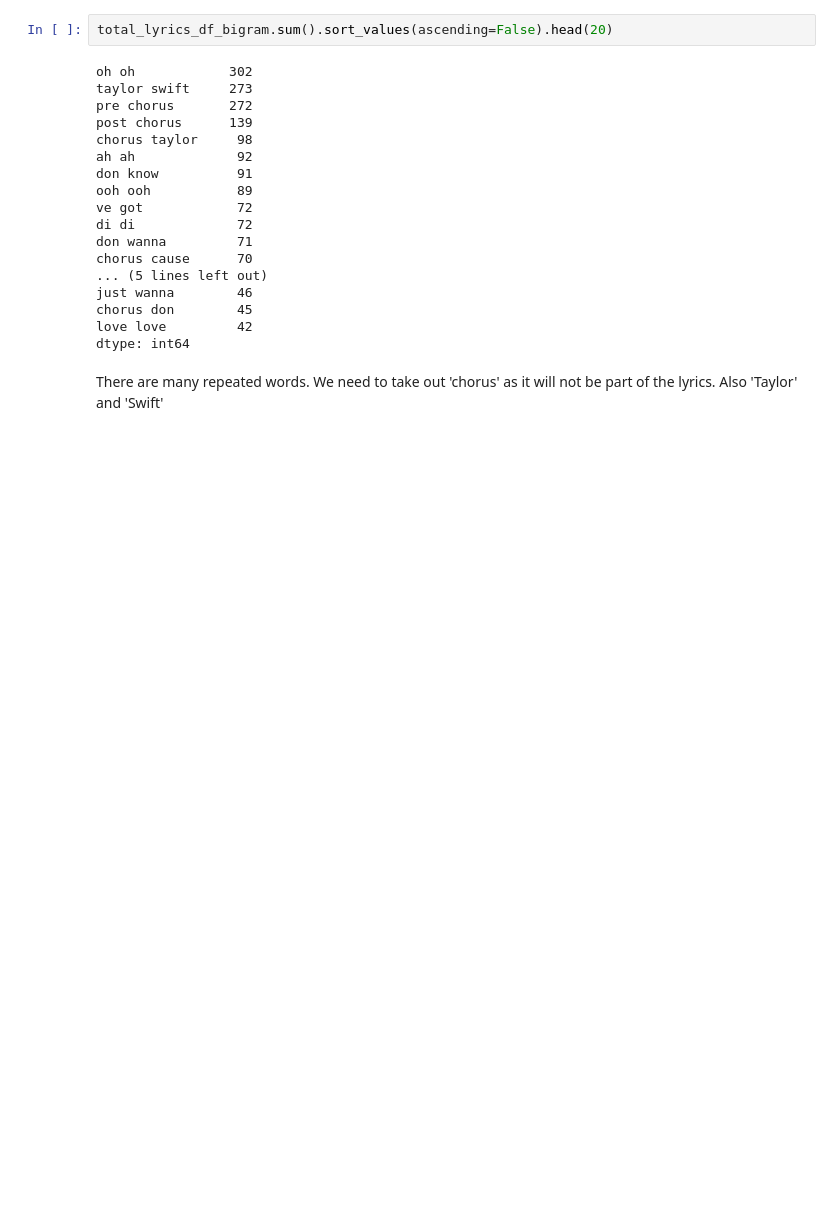
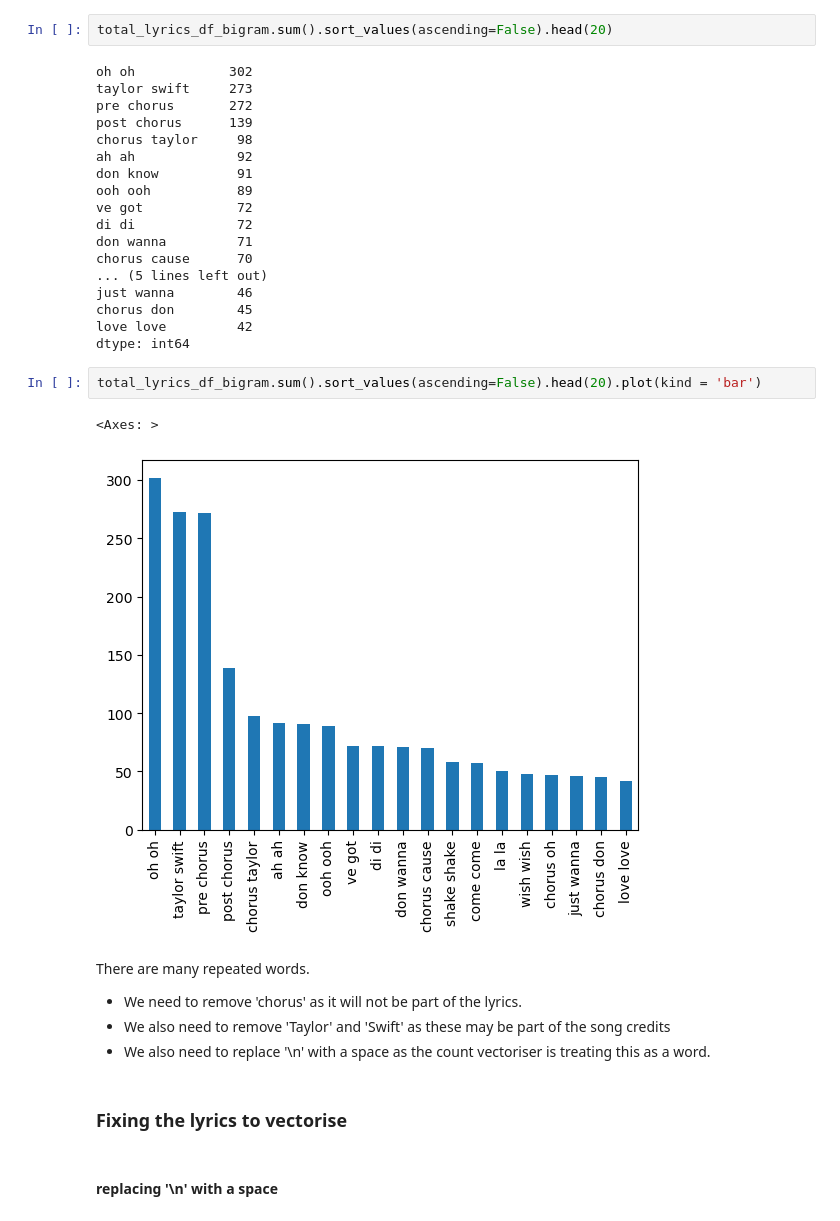
Before and after one commit to marinaleonard99/my-taylor-swift-project, a Jupyter notebook: 1-taylor-EDA.ipynb, the cells around one changed output. Cells and saved outputs as stored; diff of their text form; blank space fills up the shorter version.

```diff
--- a/1-taylor-EDA.ipynb
+++ b/1-taylor-EDA.ipynb
@@ -262,5 +312,17 @@ just wanna        46
 chorus don        45
 love love         42
 dtype: int64
+# %%
+total_lyrics_df_bigram.sum().sort_values(ascending=False).head(20).plot(kind = 'bar')
+# %% [output]
+<Axes: >
+[figure, added]
 # %% [markdown]
-There are many repeated words. We need to take out 'chorus' as it will not be part of the lyrics. Also 'Taylor' and 'Swift'
+There are many repeated words.
+- We need to remove 'chorus' as it will not be part of the lyrics.
+- We also need to remove 'Taylor' and 'Swift' as these may be part of the song credits
+- We also need to replace '\n' with a space as the count vectoriser is treating this as a word.
+# %% [markdown]
+### Fixing the lyrics to vectorise
+# %% [markdown]
+#### replacing '\n' with a space
```
Also changed, not shown: parts of 37 cells of this notebook.
